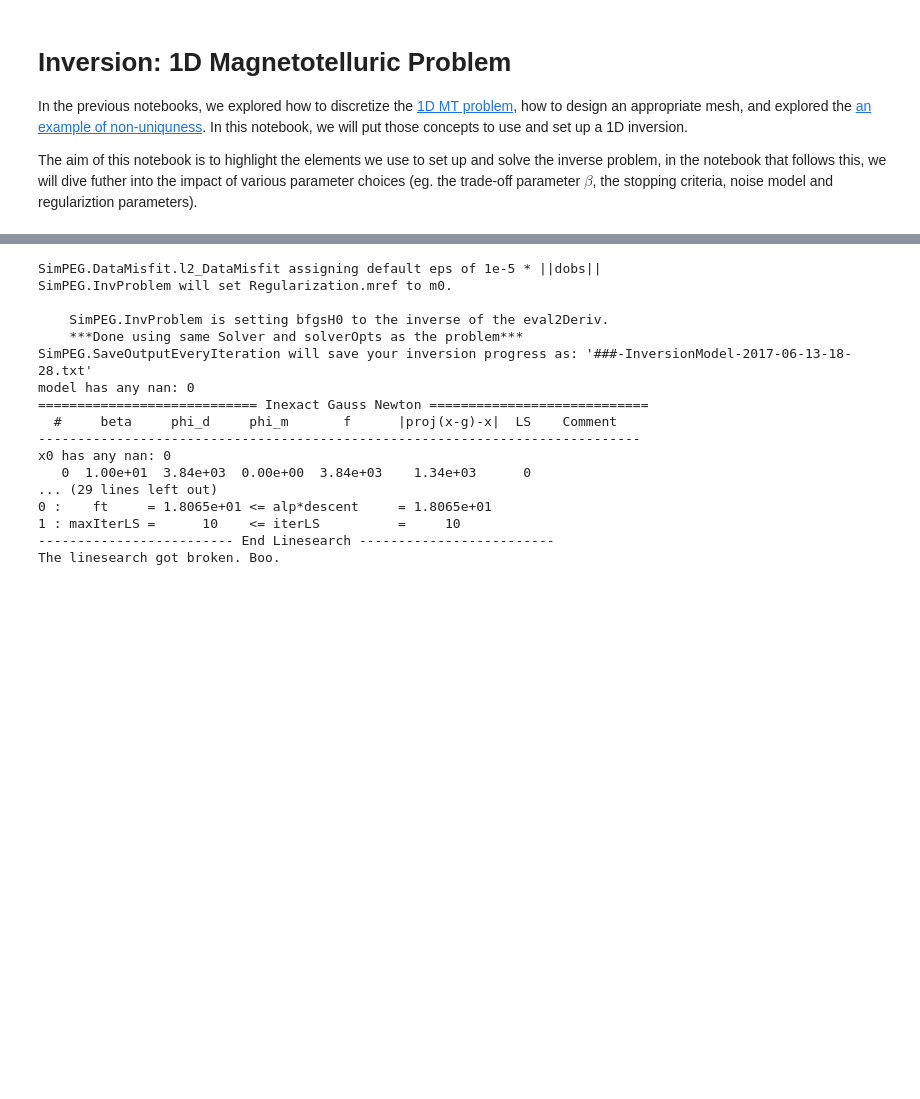
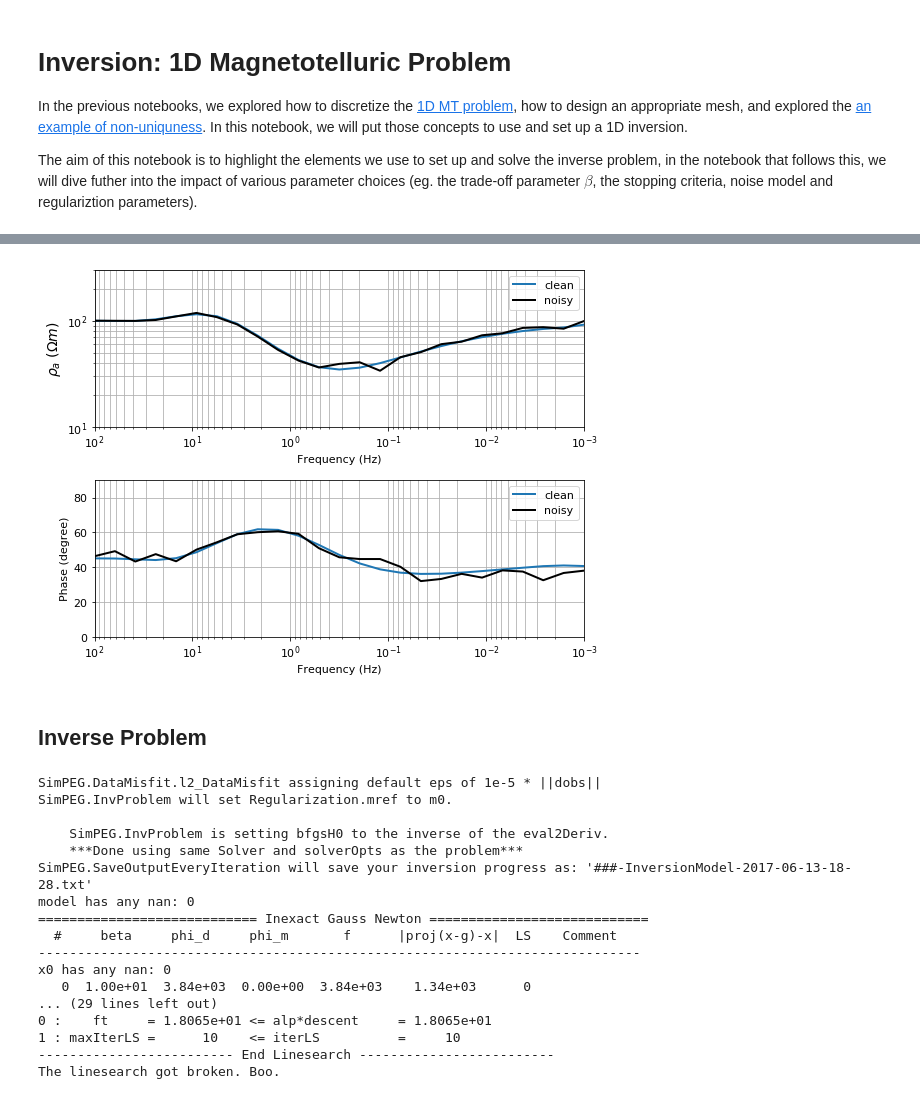
Before and after one commit to geoscixyz/computation, a Jupyter notebook: notebooks/MTtutorial/4_MT1D_inversion.ipynb, the cells around one changed output, grey strips where cells are left out. Saved outputs shown, nothing was run; the diff lists cells and outputs as text; code cells hidden in the pictures; blank space fills up the shorter version.

```diff
--- a/notebooks/MTtutorial/4_MT1D_inversion.ipynb
+++ b/notebooks/MTtutorial/4_MT1D_inversion.ipynb
@@ -178 +217,46 @@ plt.tight_layout()
+# %%
+np.random.seed(1)  # set a seed to the results are reproducable
+std_appres = 0.05  # standard deviation of the noise on the apparent resistivity data (5%)
+floor_phase = 2.  # noise on phase (in degrees)
+
+# data are arranged (apparent resistivity, phase) for each frequency
+app_res_true = dtrue.reshape((survey.nFreq, 2))[:,0]
+phase_true = dtrue.reshape((survey.nFreq, 2))[:,1]
+
+# add noise
+uncert = np.r_[
+    abs(app_res_true)*std_appres, # uncertainty on apparent resistivity
+    np.ones(survey.nFreq)*floor_phase  # uncertainty on phase
+]
+noise = uncert * np.random.randn(survey.nFreq*2)
+survey.dobs = dtrue + noise
+
+app_res_obs = survey.dobs.reshape((survey.nFreq, 2))[:,0]
+phase_obs = survey.dobs.reshape((survey.nFreq, 2))[:,1]
+# %%
+fig, ax = plt.subplots(2, 1, figsize=(8,6))
+
+# apparent resistivity
+ax[0].loglog(frequency, app_res_true, '-', lw=2, label="clean")
+ax[0].loglog(frequency, app_res_obs, 'k-', lw=2, label="noisy")
+ax[0].set_ylabel("$\\rho_a \ (\Omega m)$", fontsize = 14)
+ax[0].set_ylim([10, 3e2])
+
+# phase
+ax[1].semilogx(frequency, phase_true, '-', lw=2, label="clean")
+ax[1].semilogx(frequency, phase_obs, 'k-', lw=2, label="noisy")
+ax[1].set_ylabel("Phase (degree)")
+ax[1].set_ylim([0, 90])
+
+for a in ax:
+    a.grid(True, which='both')
+    a.legend()
+    a.set_xlim(frequency.max(), frequency.min())
+    a.set_xlabel("Frequency (Hz)")
+
+plt.tight_layout()
+# %% [output]
+[figure, added]
+# %% [markdown]
+## Inverse Problem
 # %%
```
Also changed, not shown: parts of 25 cells of this notebook.
